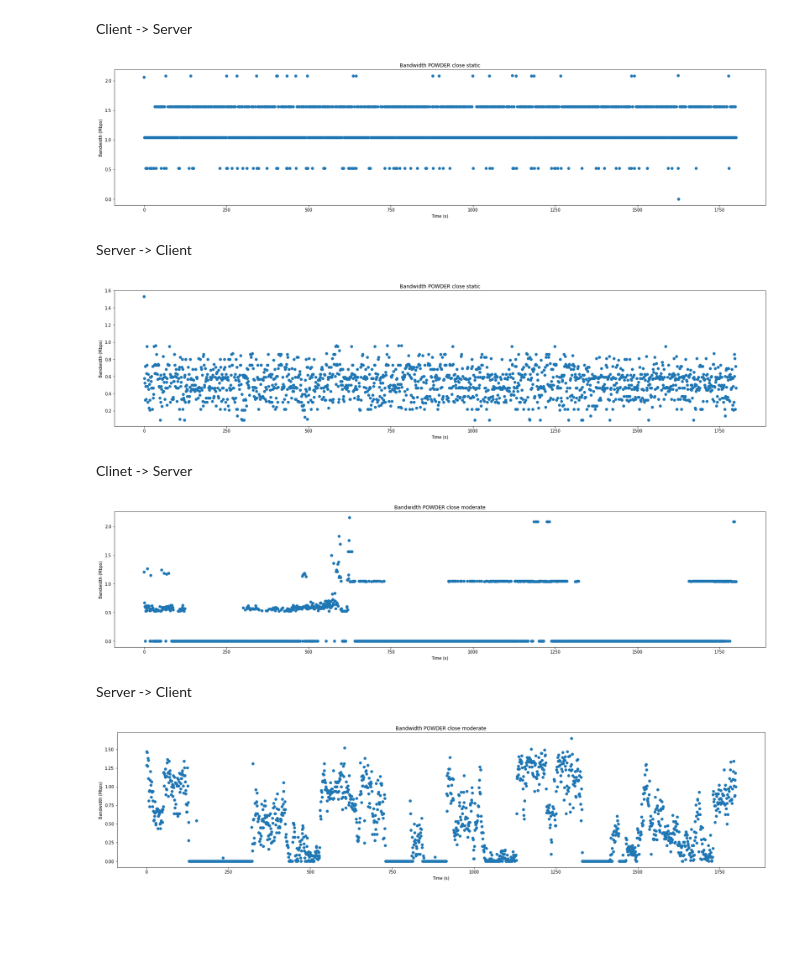
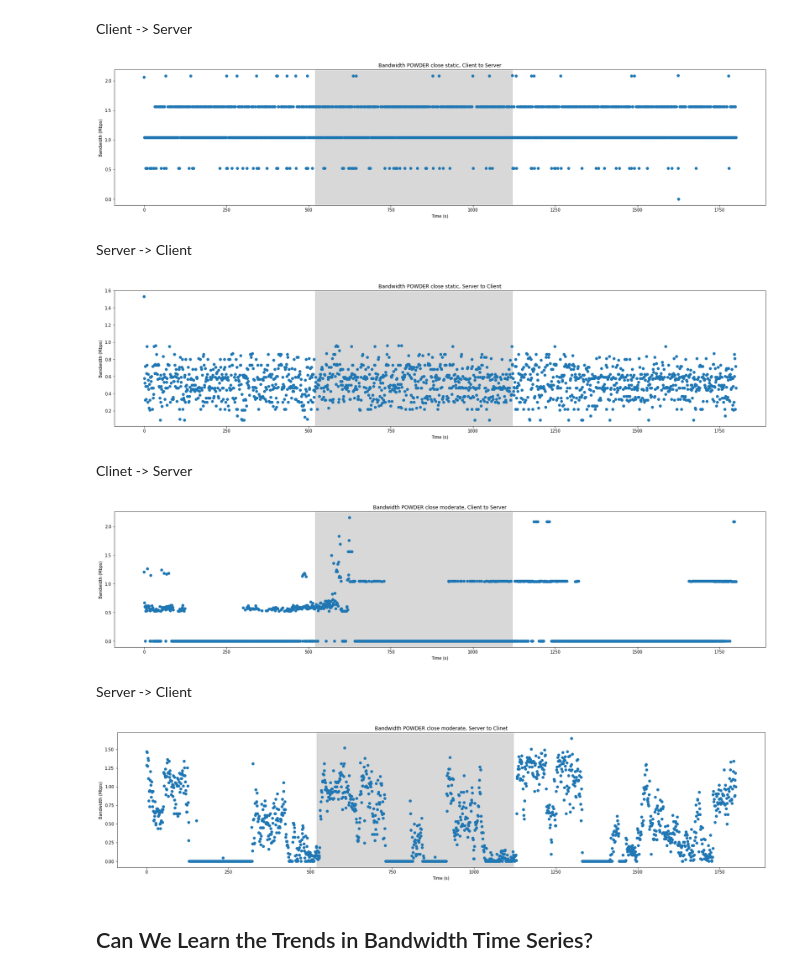
Before and after one commit to nislab/gensync, a Jupyter notebook: run/analysis.ipynb, the cells around one changed output. Saved outputs shown, nothing was run; the diff lists cells and outputs as text; code cells hidden in the pictures; blank space fills up the shorter version.

```diff
--- a/run/analysis.ipynb
+++ b/run/analysis.ipynb
@@ -570,4 +575,8 @@ Can we correlate the variance in ttr performance with the variance in network pe
 ## Latency
 # %% [markdown]
 Ping RTTs are in milliseconds. The following is POWDER scenario.
+# %%
+net_data_path = 'plain_data/network'  # network measurements raw data dir
+def get_net_path(s: str) -> str:
+    return os.path.join(net_data_path, s)
 # %%
@@ -626,11 +636,11 @@ plot_rtt_time_series(ping_1026, title='POWDER close moderate')
 <a name="net_performance"></a>
 ## Bandwidth
 # %%
-iperf_1025_cs = ca.parse_iperf('plain_data/network/benchmark_net_332752883_1025_iperf/iperf_client_to_server.json')
-iperf_1025_sc = ca.parse_iperf('plain_data/network/benchmark_net_332752883_1025_iperf/iperf_server_to_client.json')
+iperf_1025_cs = ca.parse_iperf(get_net_path('benchmark_net_332752883_1025_iperf/iperf_client_to_server.json'))
+iperf_1025_sc = ca.parse_iperf(get_net_path('benchmark_net_332752883_1025_iperf/iperf_server_to_client.json'))
 
-iperf_1026_cs = ca.parse_iperf('plain_data/network/benchmark_net_546262693_1026_iperf/iperf_client_to_server.json')
-iperf_1026_sc = ca.parse_iperf('plain_data/network/benchmark_net_546262693_1026_iperf/iperf_server_to_client.json')
+iperf_1026_cs = ca.parse_iperf(get_net_path('benchmark_net_546262693_1026_iperf/iperf_client_to_server.json'))
+iperf_1026_sc = ca.parse_iperf(get_net_path('benchmark_net_546262693_1026_iperf/iperf_server_to_client.json'))
 
 def cnv_Mbps(df: pd.DataFrame) -> pd.DataFrame:
     """Convert bps to Mbps."""
@@ -702,30 +712,33 @@ Now, plot that as time series.
 def plot_iperf_time_series(df: pd.DataFrame, title: str) -> None:
     plt.figure(figsize=(28, 6))
     plt.plot(df['Mbps'], marker='o', linestyle='')
+    plt.axvspan(520, 1120, color='grey', alpha=.3)  # roughly one scenario duration (first ~80s not measured)
     plt.xlabel('Time (s)')
     plt.ylabel('Bandwidth (Mbps)')
     plt.title(title)
 # %% [markdown]
 Client -> Server
 # %%
-plot_iperf_time_series(iperf_1025_cs, title='Bandwidth POWDER close static')
+plot_iperf_time_series(iperf_1025_cs, title='Bandwidth POWDER close static, Client to Server')
 # %% [output]
-[figure, old version]
+[figure, new version]
 # %% [markdown]
 Server -> Client
 # %%
-plot_iperf_time_series(iperf_1025_sc, title='Bandwidth POWDER close static')
+plot_iperf_time_series(iperf_1025_sc, title='Bandwidth POWDER close static, Server to Client')
 # %% [output]
-[figure, old version]
+[figure, new version]
 # %% [markdown]
 Clinet -> Server
 # %%
-plot_iperf_time_series(iperf_1026_cs, title='Bandwidth POWDER close moderate')
+plot_iperf_time_series(iperf_1026_cs, title='Bandwidth POWDER close moderate, Client to Server')
 # %% [output]
-[figure, old version]
+[figure, new version]
 # %% [markdown]
 Server -> Client
 # %%
-plot_iperf_time_series(iperf_1026_sc, title='Bandwidth POWDER close moderate')
+plot_iperf_time_series(iperf_1026_sc, title='Bandwidth POWDER close moderate, Server to Clinet')
 # %% [output]
-[figure, old version]
+[figure, new version]
+# %% [markdown]
+## Can We Learn the Trends in Bandwidth Time Series?
```
Also changed, not shown: parts of 13 cells of this notebook.
